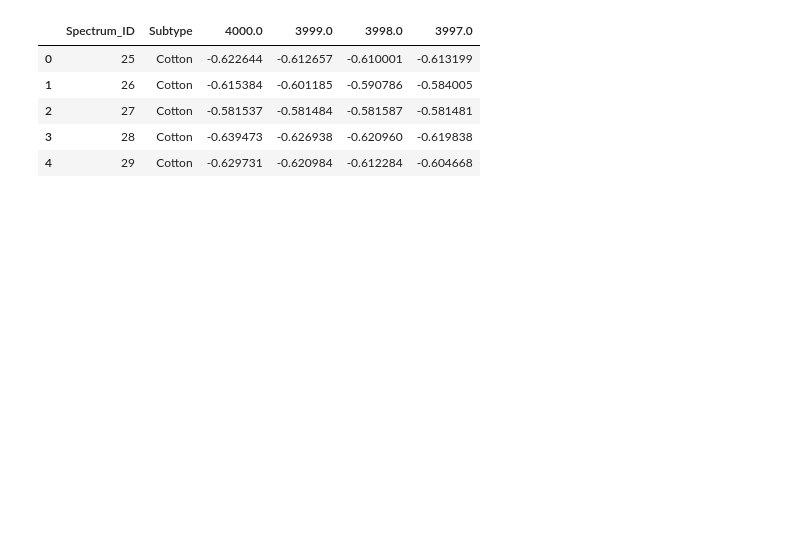
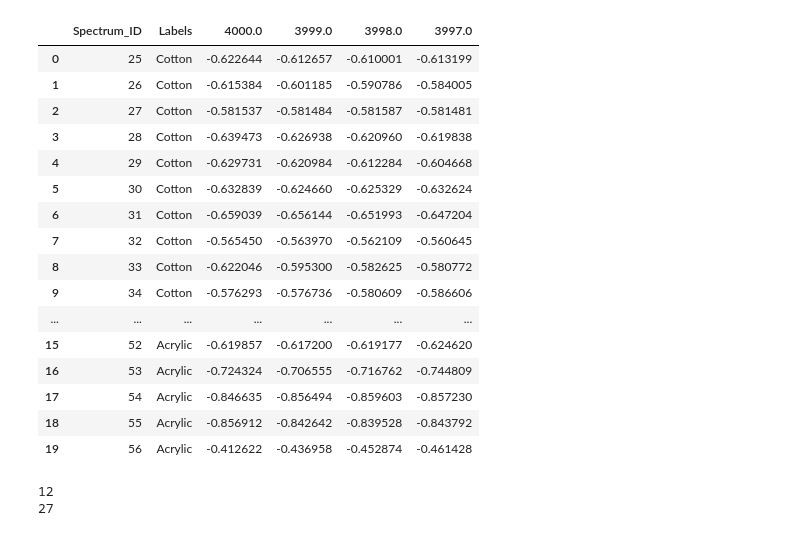
Before and after one commit to Eggorchikk/CBL_IR, a Jupyter notebook: CBL_ML/MD_CBL.ipynb, the cells around one changed output. Cells and saved outputs as stored; diff of their text form; code cells hidden in the pictures; blank space fills up the shorter version.

```diff
--- a/CBL_ML/MD_CBL.ipynb
+++ b/CBL_ML/MD_CBL.ipynb
@@ -30,8 +33,11 @@ df = pd.read_csv("02_feature_matrix_raw_T.csv", header = 0)
 
 dataFrame = df.drop(columns=["Sample_ID", "Replica", "Origin", "Type"])
 
-ranges = [(24, 37), (50, 67), (70, 87), (88, 95), (96, 112), (125, 135), (137, 159)]
+labels = (["Cotton"]*14 + ["Acrylic"]*18 + ["Nylon"]*18 + ["PP/PE"]*8 + ["Polyester"]*17 + ["Silk"]*11 + ["Wool"]*23)
+
+ranges = [(24, 38), (50, 68), (70, 88), (88, 96), (96, 113), (125, 136), (137, 160)]
 indices = np.concatenate([np.arange(s, e) for s, e in ranges])
-spectrums = dataFrame.iloc[indices].reset_index(drop=True).copy()
-spectrums.iloc[:5, :5].head()
+spectrums_labeled = dataFrame.iloc[indices].reset_index(drop=True).copy()
+spectrums_labeled.insert(loc = 2, column = "Labels", value = labels)
+spectrums_labeled.iloc[:, :5].head(20)
 # %% [output]
@@ -44,37 +61,65 @@ spectrums.iloc[:5, :5].head()
 # %%
+spectrums = spectrums_labeled.drop(columns=["Subtype"])
+
 L = spectrums.iloc[:, 2:].shape[1]
 D = sparse.diags([1, -2, 1], [0, 1, 2], shape=(L - 2, L))
 D = 1e5 * D.T @ D
 
 corrected = spectrums.copy()
 
 for i in range(spectrums.shape[0]):
     y = spectrums.iloc[i, 2:].values.astype(float)
     baseline = als_baseline(y, D, L)
     corrected.iloc[i, 2:] = y - baseline
 
 meta = corrected.iloc[:, :2].reset_index(drop=True)
 values = corrected.iloc[:, 2:].astype(float)
 
 normalized = values.copy()
 
 for i in range(values.shape[0]):
     row = values.iloc[i].values
     normalized.iloc[i, :] = (row - row.mean())/row.std()
 
 smoothed = normalized.copy()
 
 for i in range(normalized.shape[0]):
     smoothed.iloc[i, :] = savgol_filter(normalized.iloc[i, :], window_length=9, polyorder=3)
 
 final_df = pd.concat([meta, smoothed], axis=1)
 
-final_df.iloc[:20, :6].head()
+final_df.iloc[:20, :6].head(20)
 # %% [output]
-|  | Spectrum_ID | Subtype | 4000.0 | 3999.0 | 3998.0 | 3997.0 |
+|  | Spectrum_ID | Labels | 4000.0 | 3999.0 | 3998.0 | 3997.0 |
 | 0 | 25 | Cotton | -0.622644 | -0.612657 | -0.610001 | -0.613199 |
 | 1 | 26 | Cotton | -0.615384 | -0.601185 | -0.590786 | -0.584005 |
 | 2 | 27 | Cotton | -0.581537 | -0.581484 | -0.581587 | -0.581481 |
 | 3 | 28 | Cotton | -0.639473 | -0.626938 | -0.620960 | -0.619838 |
 | 4 | 29 | Cotton | -0.629731 | -0.620984 | -0.612284 | -0.604668 |
+| 5 | 30 | Cotton | -0.632839 | -0.624660 | -0.625329 | -0.632624 |
+| 6 | 31 | Cotton | -0.659039 | -0.656144 | -0.651993 | -0.647204 |
+| 7 | 32 | Cotton | -0.565450 | -0.563970 | -0.562109 | -0.560645 |
+| 8 | 33 | Cotton | -0.622046 | -0.595300 | -0.582625 | -0.580772 |
+| 9 | 34 | Cotton | -0.576293 | -0.576736 | -0.580609 | -0.586606 |
+| ... | ... | ... | ... | ... | ... | ... |
+| 15 | 52 | Acrylic | -0.619857 | -0.617200 | -0.619177 | -0.624620 |
+| 16 | 53 | Acrylic | -0.724324 | -0.706555 | -0.716762 | -0.744809 |
+| 17 | 54 | Acrylic | -0.846635 | -0.856494 | -0.859603 | -0.857230 |
+| 18 | 55 | Acrylic | -0.856912 | -0.842642 | -0.839528 | -0.843792 |
+| 19 | 56 | Acrylic | -0.412622 | -0.436958 | -0.452874 | -0.461428 |
+# %%
+pca_full = PCA()
+pca_full.fit(final_df.iloc[:, 2:].values)
+
+# Calculate cumulative variance explained
+cumulative_variance = np.cumsum(pca_full.explained_variance_ratio_)
+
+# Find number of components for 95%, 99% variance
+n_components_95 = np.argmax(cumulative_variance >= 0.95) + 1
+n_components_99 = np.argmax(cumulative_variance >= 0.99) + 1
+print(n_components_95)
+print(n_components_99)
+# %% [output]
+12
+27
 # %%
```
Also changed, not shown: parts of 4 cells of this notebook.
